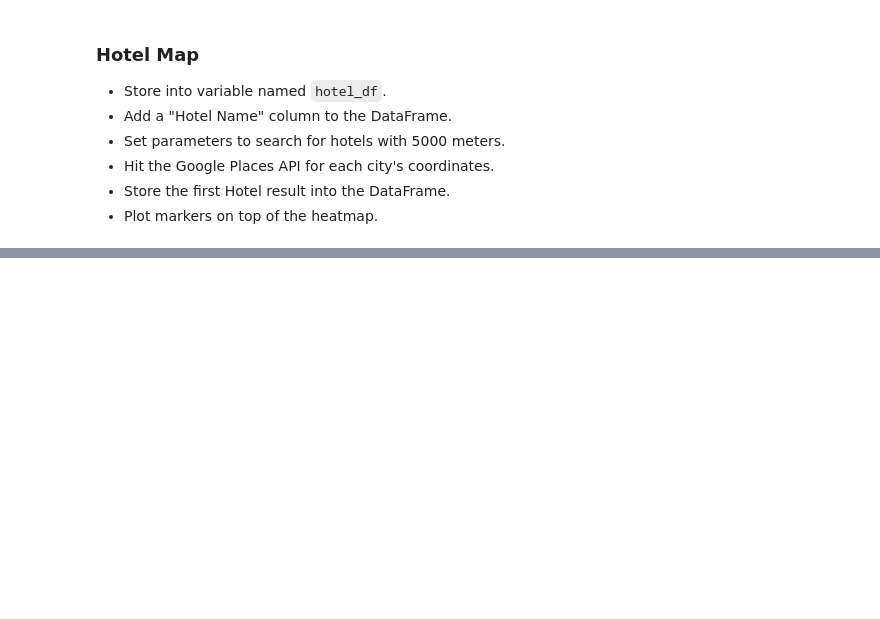
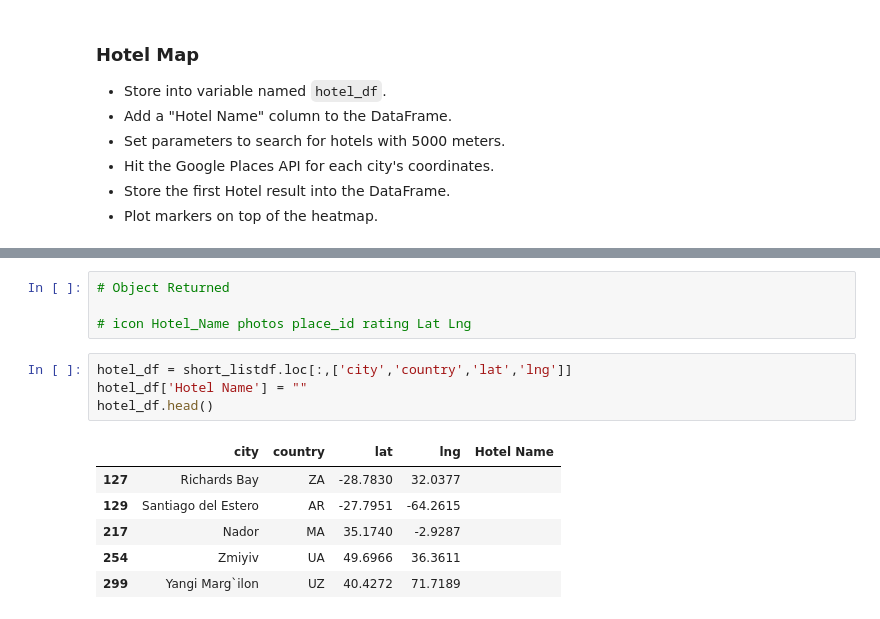
Before and after one commit to timmcgowan/python-api-challenge, a Jupyter notebook: VacationPy/VacationPy.ipynb, the cells around one changed output, grey strips where cells are left out. Saved outputs shown, nothing was run; the diff lists cells and outputs as text; blank space fills up the shorter version.

```diff
--- a/VacationPy/VacationPy.ipynb
+++ b/VacationPy/VacationPy.ipynb
@@ -76,0 +173,15 @@ fig
+# %%
+# Object Returned
+
+# icon Hotel_Name photos place_id rating Lat Lng
+# %%
+hotel_df = short_listdf.loc[:,['city','country','lat','lng']]
+hotel_df['Hotel Name'] = ""
+hotel_df.head()
+# %% [output]
+|  | city | country | lat | lng | Hotel Name |
+| 127 | Richards Bay | ZA | -28.7830 | 32.0377 |  |
+| 129 | Santiago del Estero | AR | -27.7951 | -64.2615 |  |
+| 217 | Nador | MA | 35.1740 | -2.9287 |  |
+| 254 | Zmiyiv | UA | 49.6966 | 36.3611 |  |
+| 299 | Yangi Marg`ilon | UZ | 40.4272 | 71.7189 |  |
```
Also changed, not shown: parts of 12 cells of this notebook, 10 other files.
